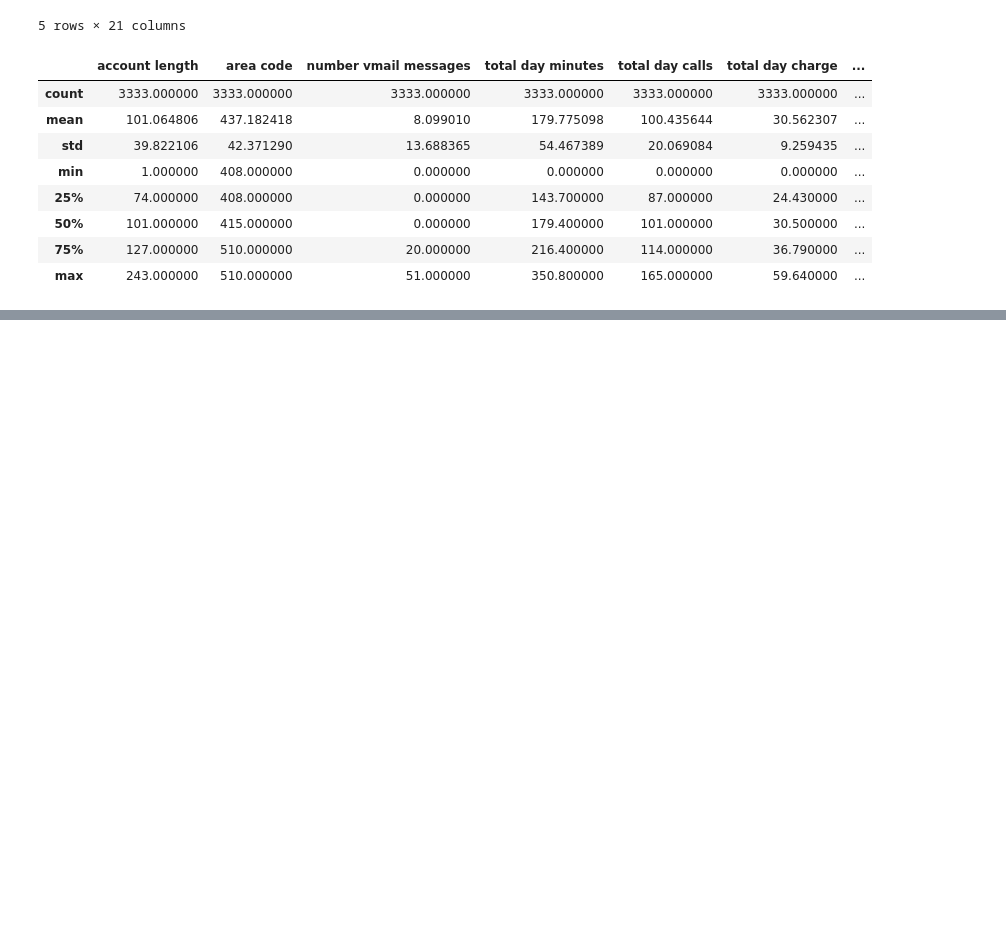
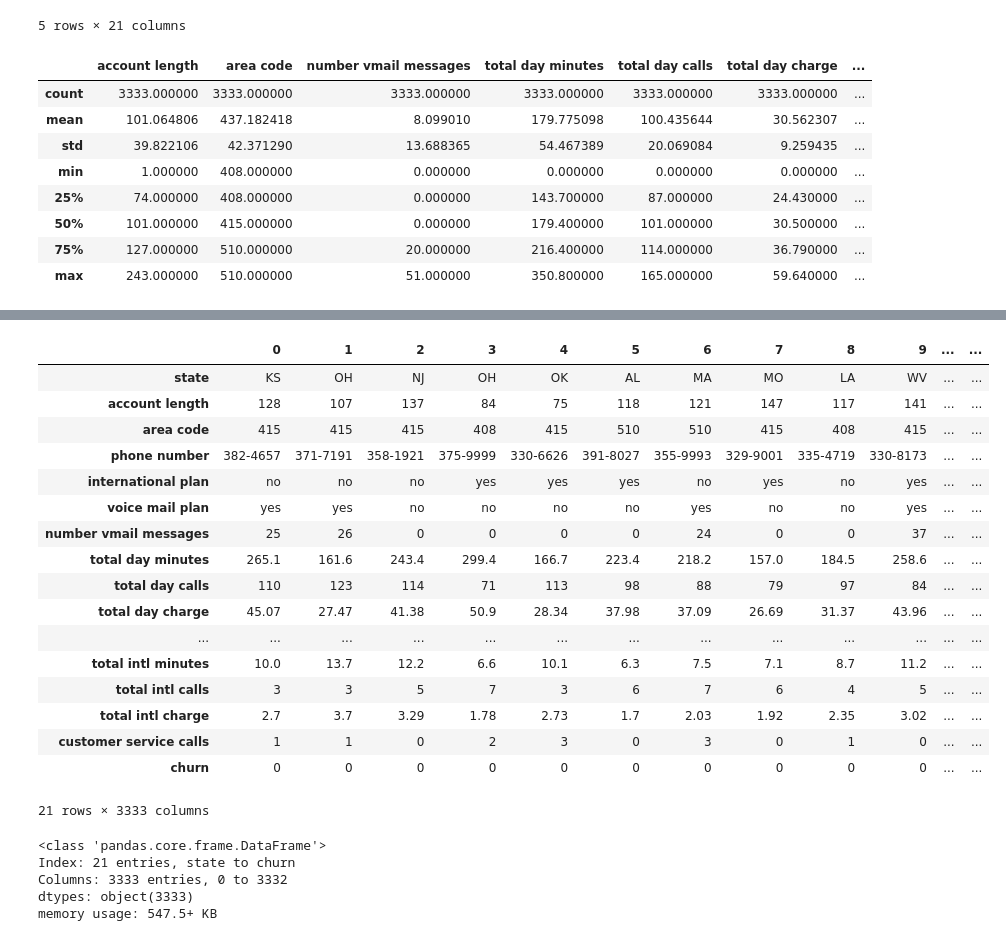
Before and after one commit to yuvii0125/Pandas, a Jupyter notebook: Pandas Basics/02_Important_dataFrames.ipynb, the cells around one changed output, grey strips where cells are left out. Saved outputs shown, nothing was run; the diff lists cells and outputs as text; code cells hidden in the pictures; blank space fills up the shorter version.

```diff
--- a/Pandas Basics/02_Important_dataFrames.ipynb
+++ b/Pandas Basics/02_Important_dataFrames.ipynb
@@ -307,0 +487,29 @@ ValueError: could not convert string to float: 'KS'
+# %%
+df.T
+# %% [output]
+|  | 0 | 1 | 2 | 3 | 4 | 5 | 6 | 7 | 8 | 9 | ... | ... |
+| state | KS | OH | NJ | OH | OK | AL | MA | MO | LA | WV | ... | ... |
+| account length | 128 | 107 | 137 | 84 | 75 | 118 | 121 | 147 | 117 | 141 | ... | ... |
+| area code | 415 | 415 | 415 | 408 | 415 | 510 | 510 | 415 | 408 | 415 | ... | ... |
+| phone number | 382-4657 | 371-7191 | 358-1921 | 375-9999 | 330-6626 | 391-8027 | 355-9993 | 329-9001 | 335-4719 | 330-8173 | ... | ... |
+| international plan | no | no | no | yes | yes | yes | no | yes | no | yes | ... | ... |
+| voice mail plan | yes | yes | no | no | no | no | yes | no | no | yes | ... | ... |
+| number vmail messages | 25 | 26 | 0 | 0 | 0 | 0 | 24 | 0 | 0 | 37 | ... | ... |
+| total day minutes | 265.1 | 161.6 | 243.4 | 299.4 | 166.7 | 223.4 | 218.2 | 157.0 | 184.5 | 258.6 | ... | ... |
+| total day calls | 110 | 123 | 114 | 71 | 113 | 98 | 88 | 79 | 97 | 84 | ... | ... |
+| total day charge | 45.07 | 27.47 | 41.38 | 50.9 | 28.34 | 37.98 | 37.09 | 26.69 | 31.37 | 43.96 | ... | ... |
+| ... | ... | ... | ... | ... | ... | ... | ... | ... | ... | ... | ... | ... |
+| total intl minutes | 10.0 | 13.7 | 12.2 | 6.6 | 10.1 | 6.3 | 7.5 | 7.1 | 8.7 | 11.2 | ... | ... |
+| total intl calls | 3 | 3 | 5 | 7 | 3 | 6 | 7 | 6 | 4 | 5 | ... | ... |
+| total intl charge | 2.7 | 3.7 | 3.29 | 1.78 | 2.73 | 1.7 | 2.03 | 1.92 | 2.35 | 3.02 | ... | ... |
+| customer service calls | 1 | 1 | 0 | 2 | 3 | 0 | 3 | 0 | 1 | 0 | ... | ... |
+| churn | 0 | 0 | 0 | 0 | 0 | 0 | 0 | 0 | 0 | 0 | ... | ... |
+21 rows × 3333 columns
+# %%
+df.T.info()
+# %% [output]
+<class 'pandas.core.frame.DataFrame'>
+Index: 21 entries, state to churn
+Columns: 3333 entries, 0 to 3332
+dtypes: object(3333)
+memory usage: 547.5+ KB
```
Also changed, not shown: parts of 24 cells of this notebook.
